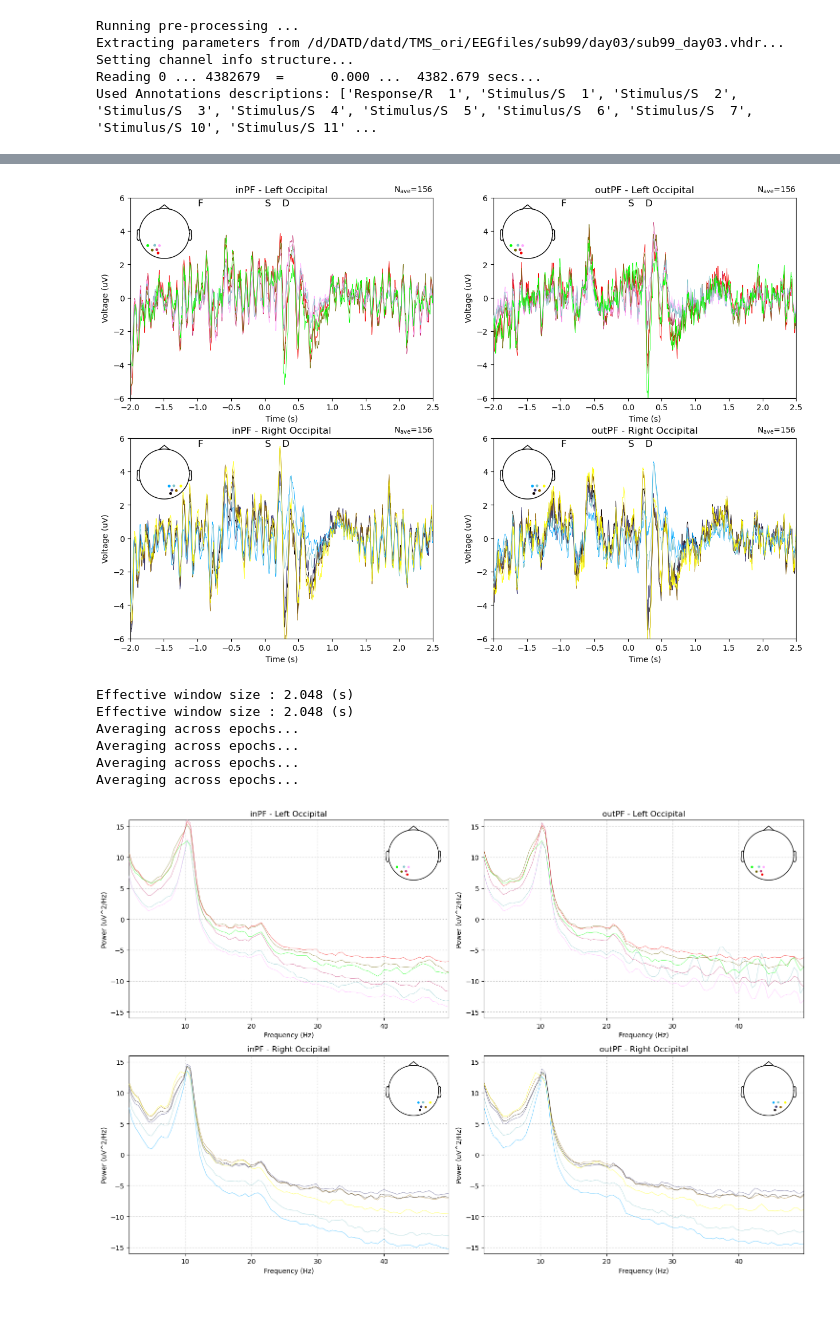
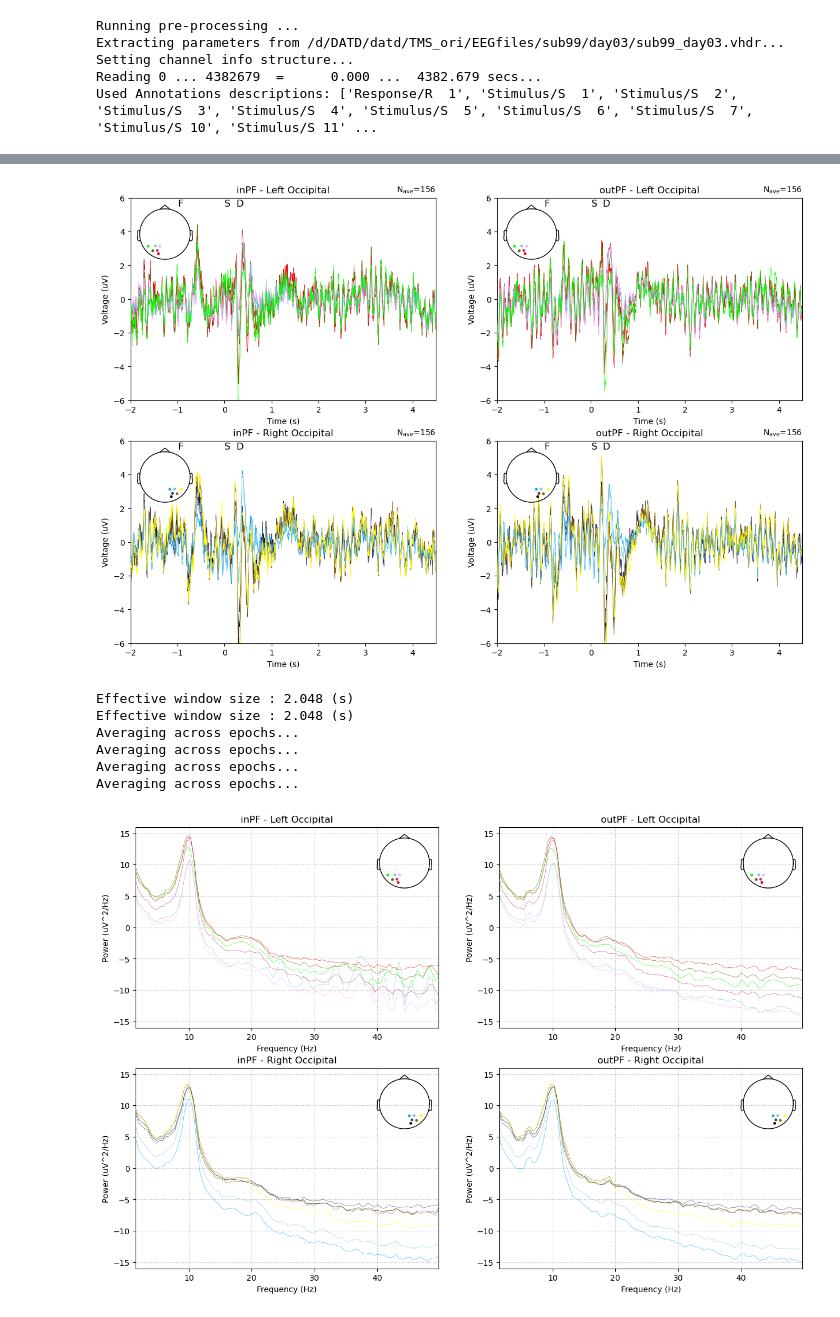
Before and after one commit to mindemory/srh_ori, a Jupyter notebook: oriAnalysis/analyzeEEG/testEEG.ipynb, the cells around one changed output, grey strips where cells are left out. Cells and saved outputs as stored; diff of their text form; code cells hidden in the pictures.

```diff
--- a/oriAnalysis/analyzeEEG/testEEG.ipynb
+++ b/oriAnalysis/analyzeEEG/testEEG.ipynb
@@ -45,7 +45,13 @@ trl_events = {
 # Define electrodes of interest
 left_occ_elecs = ['O1', 'PO3', 'PO7', 'P1', 'P3', 'P7']
 right_occ_elecs = ['O2', 'PO4', 'PO8', 'P2', 'P4', 'P8']
+left_par_elecs = ['P7', 'P5', 'P3', 'CP5', 'CP3', 'CP1', 'C5', 'C3', 'C1']
+right_par_elecs = ['P8', 'P6', 'P4', 'CP6', 'CP4', 'CP2', 'C6', 'C4', 'C2']
 
+left_occ_elecs = [elec for elec in left_occ_elecs if elec in raw_data.ch_names]
+right_occ_elecs = [elec for elec in right_occ_elecs if elec in raw_data.ch_names]
+left_par_elecs = [elec for elec in left_par_elecs if elec in raw_data.ch_names]
+right_par_elecs = [elec for elec in right_par_elecs if elec in raw_data.ch_names]
 # trials_list = getTrials(raw_data, events_dict, events)
 # %% [output]
 Running pre-processing ...
@@ -53,3 +59,11 @@ Extracting parameters from /d/DATD/datd/TMS_ori/EEGfiles/sub99/day03/sub99_day03
 Setting channel info structure...
 Reading 0 ... 4382679  =      0.000 ...  4382.679 secs...
 Used Annotations descriptions: ['Response/R  1', 'Stimulus/S  1', 'Stimulus/S  2', 'Stimulus/S  3', 'Stimulus/S  4', 'Stimulus/S  5', 'Stimulus/S  6', 'Stimulus/S  7', 'Stimulus/S 10', 'Stimulus/S 11' ...
+# %%
+ica_raw = mne.preprocessing.ICA(n_components=40, random_state=42, max_iter='auto', method='fastica', verbose=True)
+ica_raw.fit(raw_data)
+ica_raw.exclude = [0, 1]
+raw_data = ica_raw.apply(raw_data)
+# ica_raw.plot_components()
+# ica_raw.plot_sources(raw_data)
+# ica_raw.plot_properties(raw_data, picks=[0, 1])
@@ -56,7 +78,8 @@ Used Annotations descriptions: ['Response/R  1', 'Stimulus/S  1', 'Stimulus/S  2
 # %%
-epochData = mne.Epochs(raw_data, events, event_id=trl_events, tmin=-2, tmax=2.5, baseline=None, preload=True)
-inPF_trials = behav_df[behav_df['stimPF'] == 0].index
-outPF_trials = behav_df[behav_df['stimPF'] == 1].index
+epochData = mne.Epochs(raw_data, events, event_id=trl_events, tmin=-2, tmax=4.5, baseline=None, preload=True)
+epochDataBasecorr = mne.Epochs(raw_data, events, event_id=trl_events, tmin=-2, tmax=4.5, baseline=(-1, 0), preload=True)
+inPF_trials = behav_df[behav_df['stimPF'] == 1].index
+outPF_trials = behav_df[behav_df['stimPF'] == 0].index
 # %% [output]
 Not setting metadata
 312 matching events found
@@ -88,42 +117,43 @@ axs[2].set_title('inPF - Right Occipital')
 axs[3].set_title('outPF - Right Occipital')
 plt.show()
 # %% [output]
-[figure, old version]
+[figure, new version]
 # %%
 # Compute PSD for each condition
-psd_inPF = epochData[inPF_trials].compute_psd(fmin=1, fmax=50, method='welch', n_fft=2048, n_overlap=1024)
-psd_outPF = epochData[outPF_trials].compute_psd(fmin=1, fmax=50, method='welch', n_fft=2048, n_overlap=1024)
+tstart = raw_data.time_as_index(0)[0]
+tend = raw_data.time_as_index(2.5)[0]
+psd_inPF = epochData[inPF_trials].compute_psd(fmin=1, fmax=50, method='welch', n_fft=2048, n_overlap=1024, tmin=tstart, tmax=tend)
+psd_outPF = epochData[outPF_trials].compute_psd(fmin=1, fmax=50, method='welch', n_fft=2048, n_overlap=1024, tmin=tstart, tmax=tend)
 
 f, axs = plt.subplots(2, 2, figsize=(15, 10))
 axs = axs.flatten()
 
 psd_inPF.plot(picks=left_occ_elecs, show=False, axes=axs[0])
 axs[0].set_title('inPF - Left Occipital')
 
 psd_outPF.plot(picks=left_occ_elecs, show=False, axes=axs[1])
 axs[1].set_title('outPF - Left Occipital')
 
 psd_inPF.plot(picks=right_occ_elecs, show=False, axes=axs[2])
 axs[2].set_title('inPF - Right Occipital')
 
 psd_outPF.plot(picks=right_occ_elecs, show=False, axes=axs[3])
 axs[3].set_title('outPF - Right Occipital')
 
 # Customize the plots
 for ax in axs:
     ax.set_ylabel('Power (uV^2/Hz)')
     ax.set_xlabel('Frequency (Hz)')
     ax.set_ylim(-16, 16)
 
-plt.tight_layout()
 plt.show()
 # %% [output]
 Effective window size : 2.048 (s)
 Effective window size : 2.048 (s)
 Averaging across epochs...
 Averaging across epochs...
 Averaging across epochs...
 Averaging across epochs...
-[figure, old version]
+[figure, new version]
 # %%
 # Plot topomap for band power
```
Also changed, not shown: parts of 23 cells of this notebook, 1 other file.
